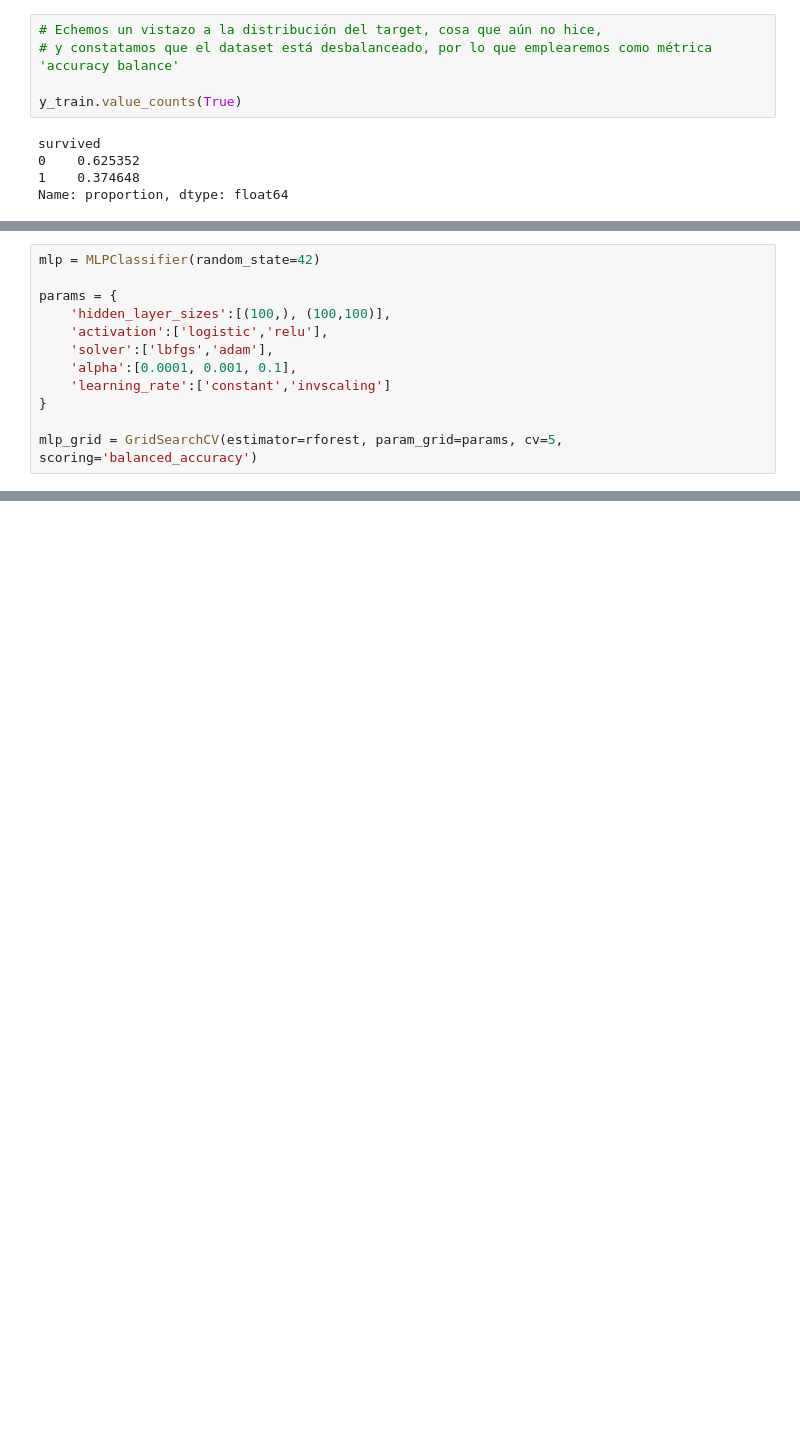
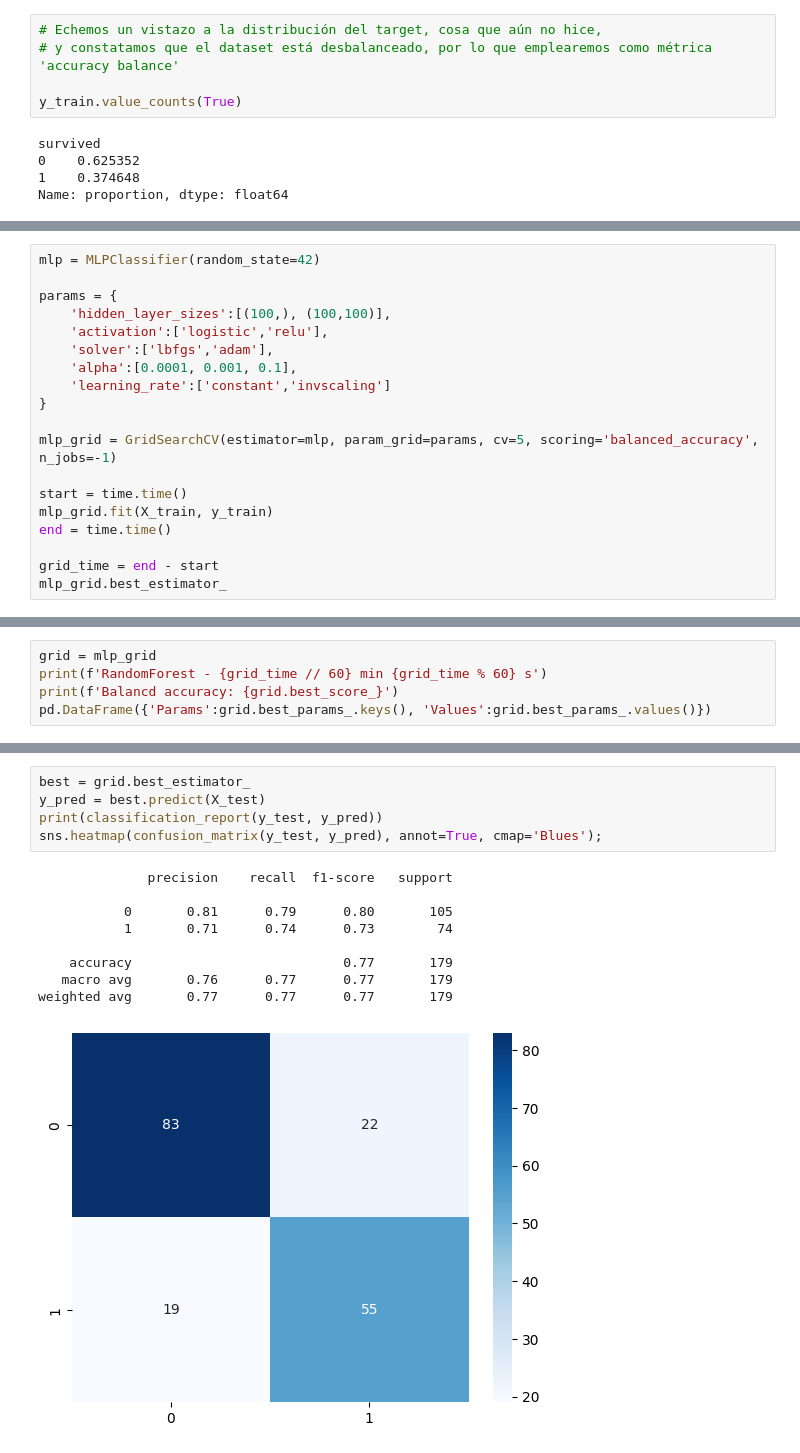
Before and after one commit to vrieraj/ONLINE_DS_THEBRIDGE_Ejercicios, a Jupyter notebook: 05_Deep_Learning/Sprint_15/Unidad_01/Practica_Obligatoria/18_Practica_Obligatoria_Introduccion_Deep_Learning.ipynb, the cells around one changed output, grey strips where cells are left out. Drawn from its saved outputs; the diff is of its cells as text; blank space fills up the shorter version.

```diff
--- a/05_Deep_Learning/Sprint_15/Unidad_01/Practica_Obligatoria/18_Practica_Obligatoria_Introduccion_Deep_Learning.ipynb
+++ b/05_Deep_Learning/Sprint_15/Unidad_01/Practica_Obligatoria/18_Practica_Obligatoria_Introduccion_Deep_Learning.ipynb
@@ -197,4 +237,11 @@ params = {
     'learning_rate':['constant','invscaling']
 }
 
-mlp_grid = GridSearchCV(estimator=rforest, param_grid=params, cv=5, scoring='balanced_accuracy')
+mlp_grid = GridSearchCV(estimator=mlp, param_grid=params, cv=5, scoring='balanced_accuracy', n_jobs=-1)
+
+start = time.time()
+mlp_grid.fit(X_train, y_train)
+end = time.time()
+
+grid_time = end - start
+mlp_grid.best_estimator_
@@ -200,0 +252,5 @@ mlp_grid = GridSearchCV(estimator=rforest, param_grid=params, cv=5, scoring='bal
+# %%
+grid = mlp_grid
+print(f'RandomForest - {grid_time // 60} min {grid_time % 60} s')
+print(f'Balancd accuracy: {grid.best_score_}')
+pd.DataFrame({'Params':grid.best_params_.keys(), 'Values':grid.best_params_.values()})
@@ -200,0 +268,15 @@ mlp_grid = GridSearchCV(estimator=rforest, param_grid=params, cv=5, scoring='bal
+# %%
+best = grid.best_estimator_
+y_pred = best.predict(X_test)
+print(classification_report(y_test, y_pred))
+sns.heatmap(confusion_matrix(y_test, y_pred), annot=True, cmap='Blues');
+# %% [output]
+              precision    recall  f1-score   support
+
+           0       0.81      0.79      0.80       105
+           1       0.71      0.74      0.73        74
+
+    accuracy                           0.77       179
+   macro avg       0.76      0.77      0.77       179
+weighted avg       0.77      0.77      0.77       179
+[figure, added]
```
Also changed, not shown: parts of 12 cells of this notebook.
